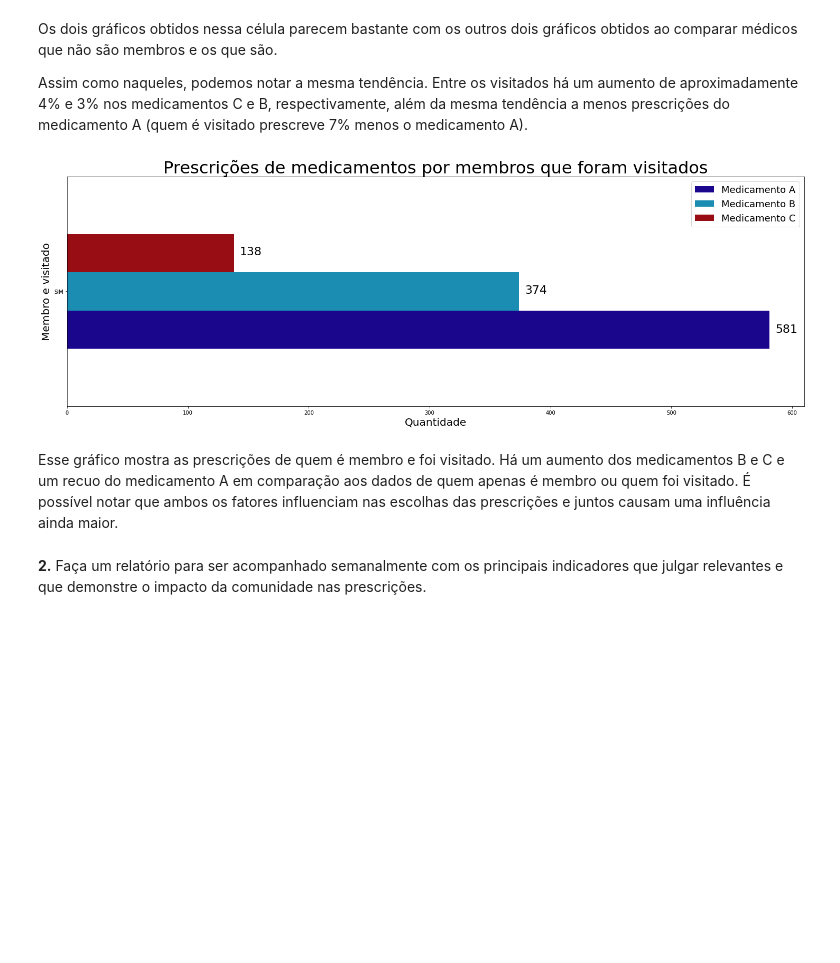
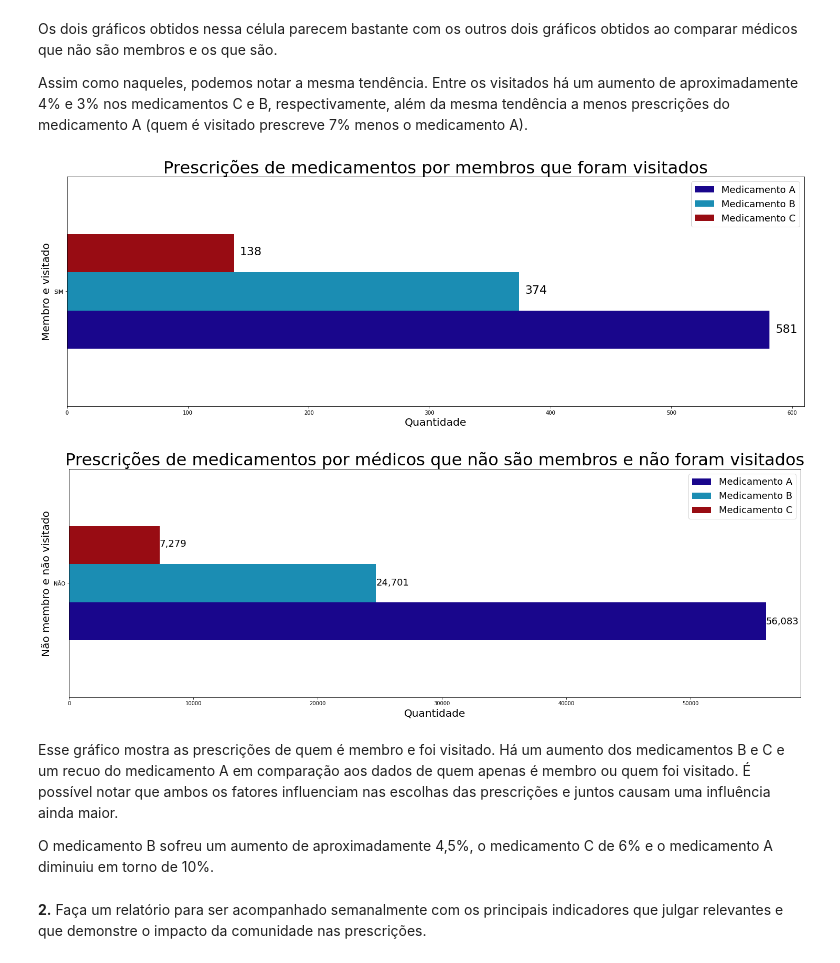
Before and after one commit to Juniorffonseca/processo_seletivo, a Jupyter notebook: teste_processo_seletivo.ipynb, the cells around one changed output. Saved outputs shown, nothing was run; the diff lists cells and outputs as text; code cells hidden in the pictures; blank space fills up the shorter version.

```diff
--- a/teste_processo_seletivo.ipynb
+++ b/teste_processo_seletivo.ipynb
@@ -382,39 +382,74 @@ Assim como naqueles, podemos notar a mesma tendência. Entre os visitados há um
 membros_2 = pd.read_csv('membros.csv', sep = ';', encoding = 'latin-1')
 visitados_2 = pd.read_csv('visitados.csv', sep = ';', encoding = 'latin-1')
 prescricoes_8 = pd.read_csv('prescricoes.csv', sep = ';', encoding = 'latin-1')
+prescricoes_9 = pd.read_csv('prescricoes.csv', sep = ';', encoding = 'latin-1')
 
 # Criando uma coluna 'membro' que diz se o médico é membro caso o 'ID_MEDICO' do df prescricoes esteja contido em membros.
 prescricoes_8 = membros_2.merge(prescricoes_8, on='ID_MEDICO', how='inner').merge(visitados_2, on='ID_MEDICO', how='inner')
 prescricoes_8 = prescricoes_8[prescricoes_8['VISITADO'] == 'SIM']
 
 # Fazendo a contagem de Medicamentos prescritos por os que são membros e foram visitados, passando para dataframe e resetando os indexs.
 prescricoes_8 = prescricoes_8[['Medicamento_prescrito', 'VISITADO']].value_counts().to_frame()
 prescricoes_8 = prescricoes_8.reset_index()
 
 prescricoes_8['VISITADO'] = list(map(str, prescricoes_8['VISITADO']))
 
 prescricoes_8 = prescricoes_8.pivot(index='VISITADO', columns='Medicamento_prescrito')
 
 # Criando o gráfico dos que não são membros.
 prescricoes_8.plot(kind = 'barh', stacked = 0, figsize = (25, 8), alpha = 1, color = lista)
 
 # 'Configurações' do plot (frequência dos ticks no eixo x, título, conteúdo das labels, tamanhos das fontes, legenda etc).
 plt.title('Prescrições de medicamentos por membros que foram visitados', size = 32)
 plt.xlabel('Quantidade', size = 20)
 plt.ylabel('Membro e visitado', size = 20)
 plt.legend(['Medicamento A', 'Medicamento B', 'Medicamento C'], loc = 'best', prop={'size': 18})
 
 # Adicionando textos em cada barra do gráfico por meio de dois laços for que irão iterar em cada barra e em cada valor das colunas para saber os valores das contagens.
 for j in range(3):
   label = format(int(prescricoes_8.iloc[0, j]), ',')
   plt.annotate(label, xy=(prescricoes_8.iloc[0, j] + 5, -0.18 + 0.17 * j), fontsize = 22)
 
 # Plotando o gráfico
 plt.show()
+
+# Separando os plots
+print('')
+
+# Criando uma coluna 'membro' que diz se o médico é membro caso o 'ID_MEDICO' do df prescricoes esteja contido em membros.
+prescricoes_9 = membros_2.merge(prescricoes_9, on='ID_MEDICO', how='outer').merge(visitados_2, on='ID_MEDICO', how='outer')
+prescricoes_9 = prescricoes_9[prescricoes_9['VISITADO'] == 'NÃO']
+
+# Fazendo a contagem de Medicamentos prescritos por os que não são membros e não foram visitados, passando para dataframe e resetando os indexs.
+prescricoes_9 = prescricoes_9[['Medicamento_prescrito', 'VISITADO']].value_counts().to_frame()
+prescricoes_9 = prescricoes_9.reset_index()
+
+prescricoes_9['VISITADO'] = list(map(str, prescricoes_9['VISITADO']))
+
+prescricoes_9 = prescricoes_9.pivot(index='VISITADO', columns='Medicamento_prescrito')
+
+# Criando o gráfico dos que não são membros e não foram visitados.
+prescricoes_9.plot(kind = 'barh', stacked = 0, figsize = (25, 8), alpha = 1, color = lista)
+
+# 'Configurações' do plot (frequência dos ticks no eixo x, título, conteúdo das labels, tamanhos das fontes, legenda etc).
+plt.title('Prescrições de medicamentos por médicos que não são membros e não foram visitados', size = 32)
+plt.xlabel('Quantidade', size = 20)
+plt.ylabel('Não membro e não visitado', size = 20)
+plt.legend(['Medicamento A', 'Medicamento B', 'Medicamento C'], loc = 'best', prop={'size': 18})
+
+for j in range(3):
+  label = format(int(prescricoes_9.iloc[0, j]), ',')
+  plt.annotate(label, xy=(prescricoes_9.iloc[0, j] + 5, -0.18 + 0.17 * j), fontsize = 18)
+
+# Plotando o gráfico
+plt.show()
 # %% [output]
 [figure]
+[figure, added]
 # %% [markdown]
 Esse gráfico mostra as prescrições de quem é membro e foi visitado. Há um aumento dos medicamentos B e C e um recuo do medicamento A em comparação aos dados de quem apenas é membro ou quem foi visitado. É possível notar que ambos os fatores influenciam nas escolhas das prescrições e juntos causam uma influência ainda maior.
+
+O medicamento B sofreu um aumento de aproximadamente 4,5%, o medicamento C de 6% e o medicamento A diminuiu em torno de 10%.
 # %% [markdown]
 **2.** Faça um relatório para ser acompanhado semanalmente com os principais
 indicadores que julgar relevantes e que demonstre o impacto da comunidade nas
```
Also changed, not shown: parts of 7 cells of this notebook.
